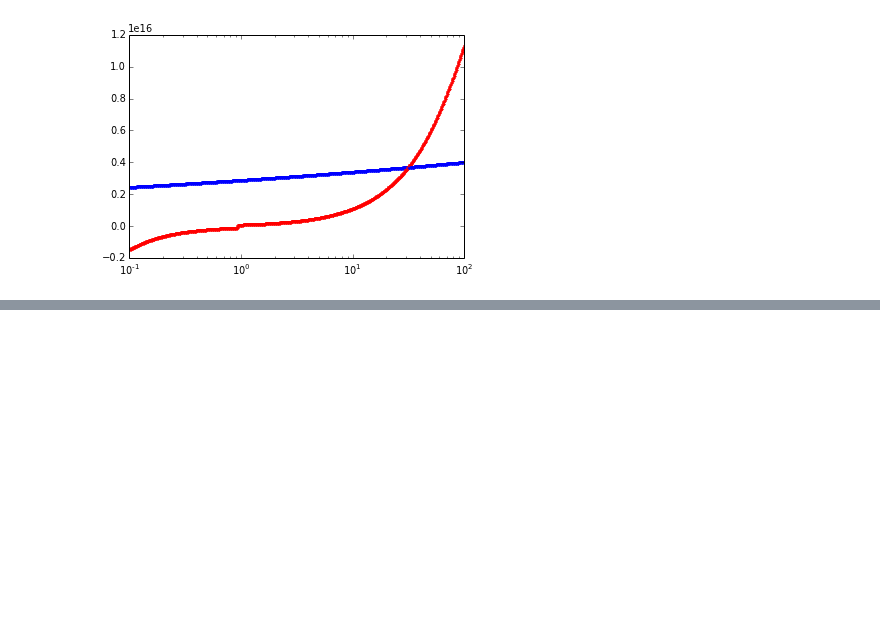
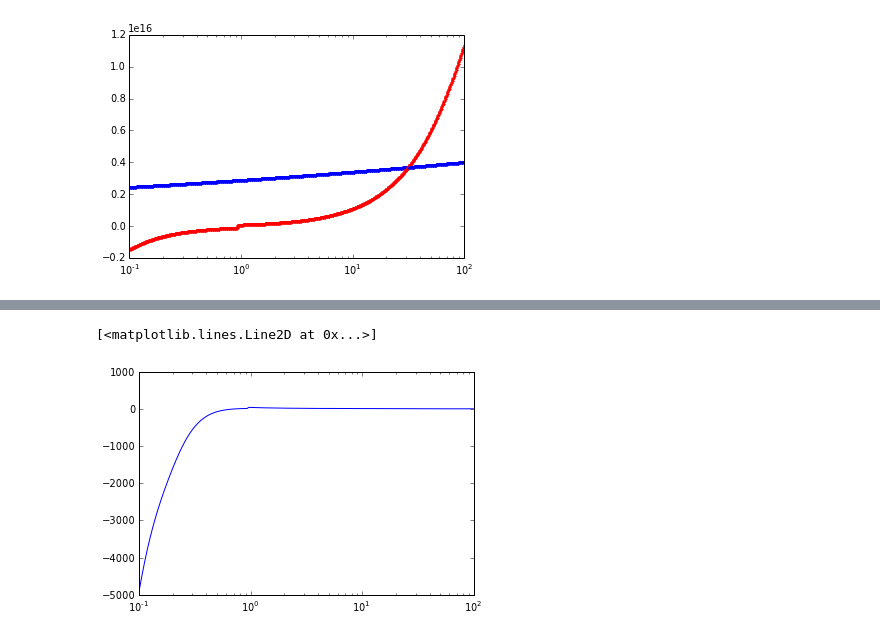
Before and after one commit to apiso/Thesis, a Jupyter notebook: python/drift_and_acc.ipynb, the cells around one changed output, grey strips where cells are left out. Cells and saved outputs as stored; diff of their text form; code cells hidden in the pictures; blank space fills up the shorter version.

```diff
--- a/python/drift_and_acc.ipynb
+++ b/python/drift_and_acc.ipynb
@@ -120,0 +94,15 @@ array([  3.17097920e-14,   3.00300300e+03,   6.00600601e+03,
+# %%
+n = 500
+m = len(r)
+
+array = np.ndarray(shape = (m - 1, n, 6), dtype = float)
+
+for i in range(m - 1):
+    temp = dMdot(r[i], r[i + 1], 1, 44., 5800, 1e-6, 3e6 * 365 * 24 * 3600, n, 0.01, betaS=3./2)
+    for j in range(len(temp[0])):
+        array[i, j, 0] = temp[0][j]
+        array[i, j, 1] = temp[1][j]
+        array[i, j, 2] = temp[2][j]
+        array[i, j, 3] = temp[3][j]
+        array[i, j, 4] = temp[4][j]
+        array[i, j, 5] = temp[5][j]
@@ -120,0 +113,9 @@ array([  3.17097920e-14,   3.00300300e+03,   6.00600601e+03,
+# %%
+dMg0 = []
+for i in range(len(r) - 1):
+    dMg0 = np.append(dMg0, array[i, 10, 4])
+# %%
+plt.semilogx(r[:-1], dMg0)
+# %% [output]
+[<matplotlib.lines.Line2D at 0x...>]
+[figure, added]
```
Also changed, not shown: parts of 12 cells of this notebook, 10 other files.
